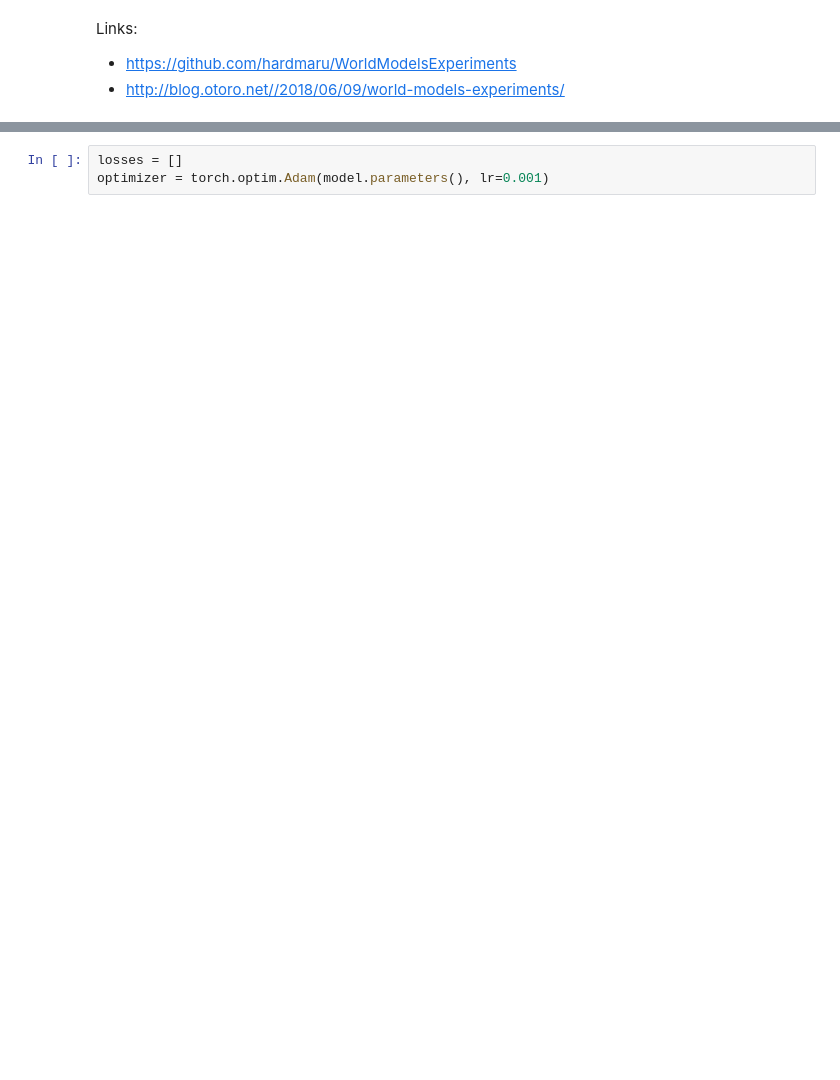
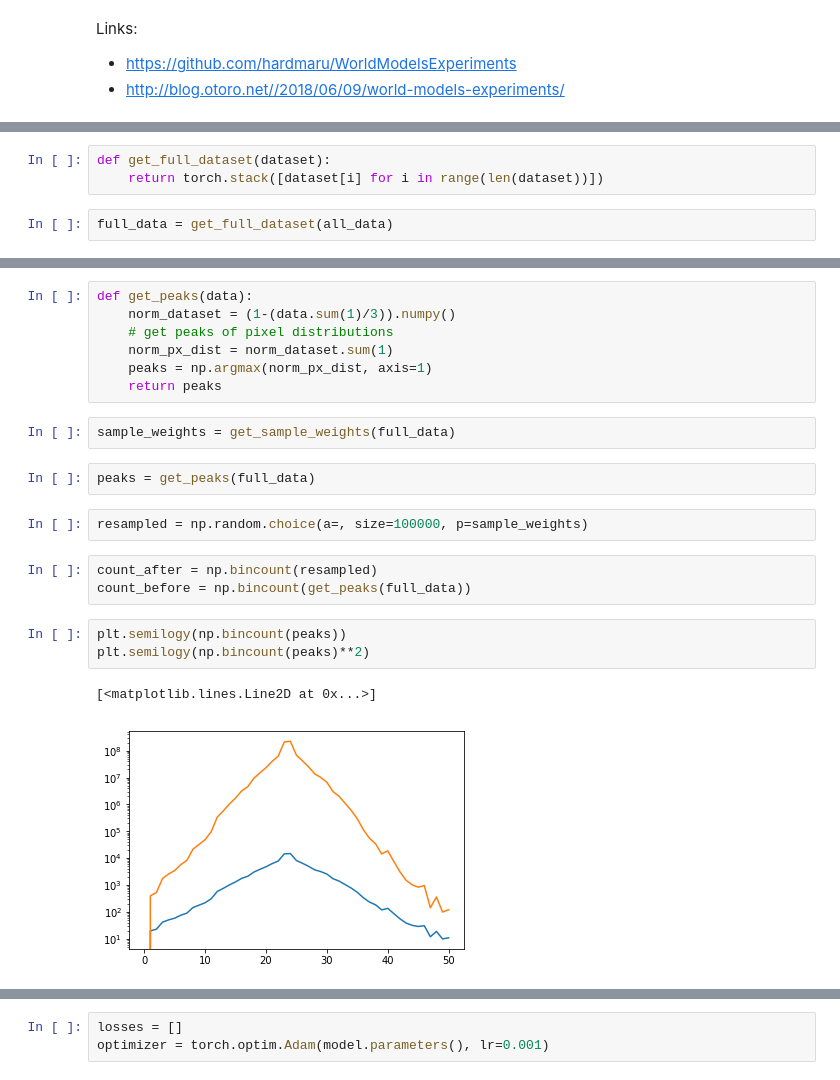
Before and after one commit to alex-faustino/rl-sandbox, a Jupyter notebook: project/agou2_dusad2/code/results.ipynb, the cells around one changed output, grey strips where cells are left out. Drawn from its saved outputs; the diff is of its cells as text; blank space fills up the shorter version.

```diff
--- a/project/agou2_dusad2/code/results.ipynb
+++ b/project/agou2_dusad2/code/results.ipynb
@@ -41,0 +38,5 @@ NameError: name 'vaelin' is not defined
+# %%
+def get_full_dataset(dataset):
+    return torch.stack([dataset[i] for i in range(len(dataset))])
+# %%
+full_data = get_full_dataset(all_data)
@@ -41,0 +66,22 @@ NameError: name 'vaelin' is not defined
+# %%
+def get_peaks(data):
+    norm_dataset = (1-(data.sum(1)/3)).numpy()
+    # get peaks of pixel distributions
+    norm_px_dist = norm_dataset.sum(1)
+    peaks = np.argmax(norm_px_dist, axis=1)
+    return peaks
+# %%
+sample_weights = get_sample_weights(full_data)
+# %%
+peaks = get_peaks(full_data)
+# %%
+resampled = np.random.choice(a=, size=100000, p=sample_weights)
+# %%
+count_after = np.bincount(resampled)
+count_before = np.bincount(get_peaks(full_data))
+# %%
+plt.semilogy(np.bincount(peaks))
+plt.semilogy(np.bincount(peaks)**2)
+# %% [output]
+[<matplotlib.lines.Line2D at 0x...>]
+[figure, added]
```
Also changed, not shown: parts of 27 cells of this notebook.
